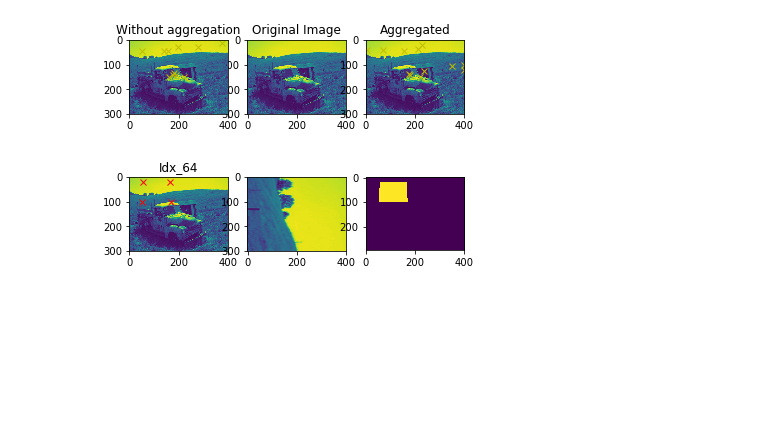
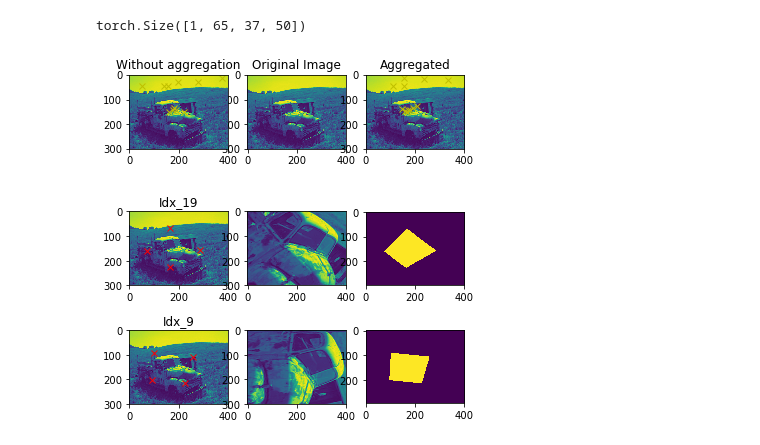
Before and after one commit to srini-cmu/specialized-superpoint, a Jupyter notebook: homography.ipynb, the cells around one changed output. Saved outputs shown, nothing was run; the diff lists cells and outputs as text; code cells hidden in the pictures; blank space fills up the shorter version.

```diff
--- a/homography.ipynb
+++ b/homography.ipynb
@@ -55,8 +60,16 @@ print('patches shape:',len(a['patches']))
+# %%
+def warp_point(H, pts):
+    """
+    INPUT: H: [[H_11,H_12,H_13,H_21,H_22,H_23,H_31,H_32,1]], pts: [B, H, W, 2]
+    OUTPUT: warped_pts: [B, H, W, 2]
+    """
+# %% [output]
+torch.Size([1, 65, 37, 50])
 # %%
-show_results(a,1)
+show_results(a,2)
 # %% [output]
-[figure, old version]
+[figure, new version]
-[figure, old version]
+[figure, new version]
 # %%
 def show_results(results, num_to_show):
     """
```
Also changed, not shown: parts of 1 cell of this notebook.
